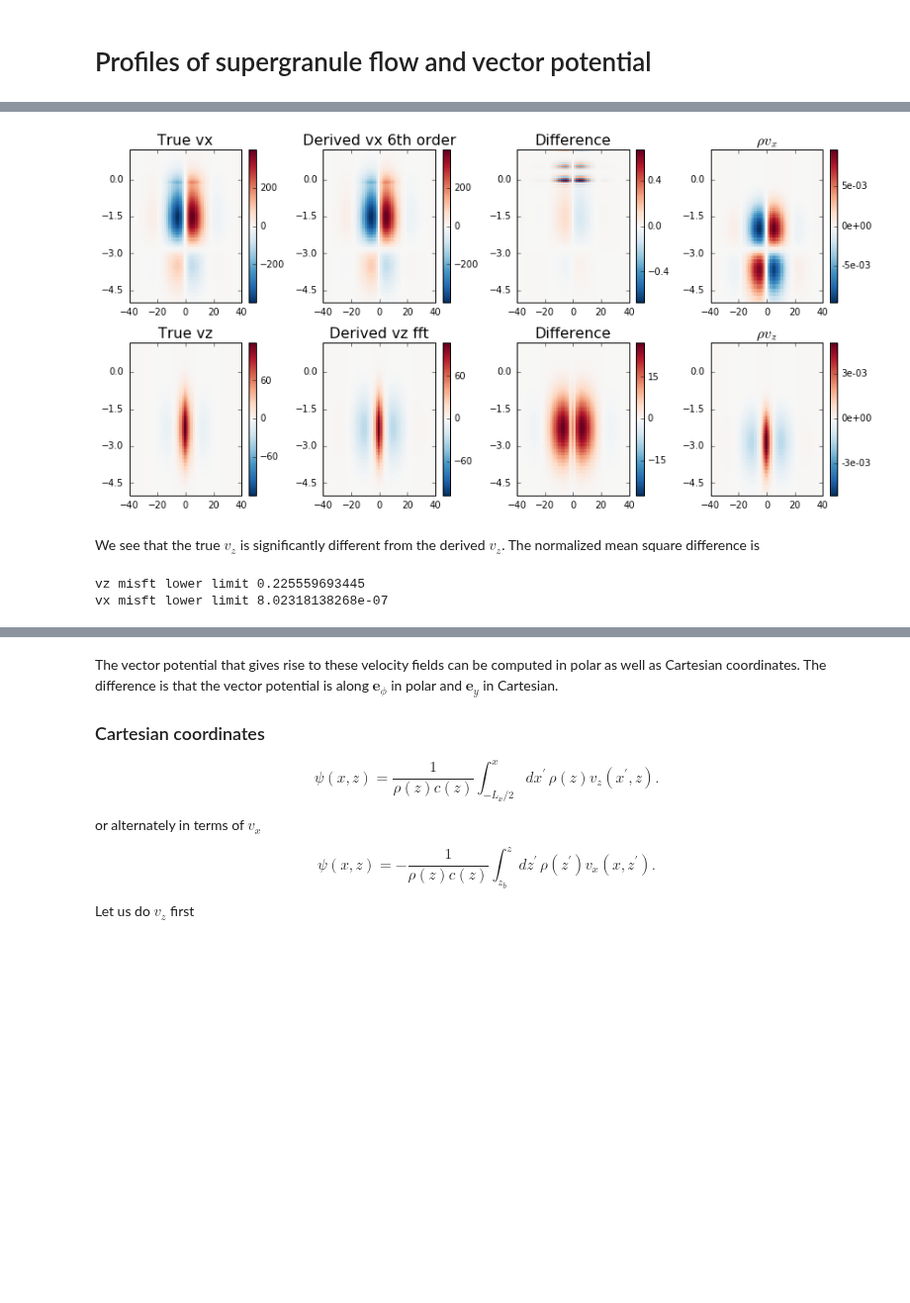
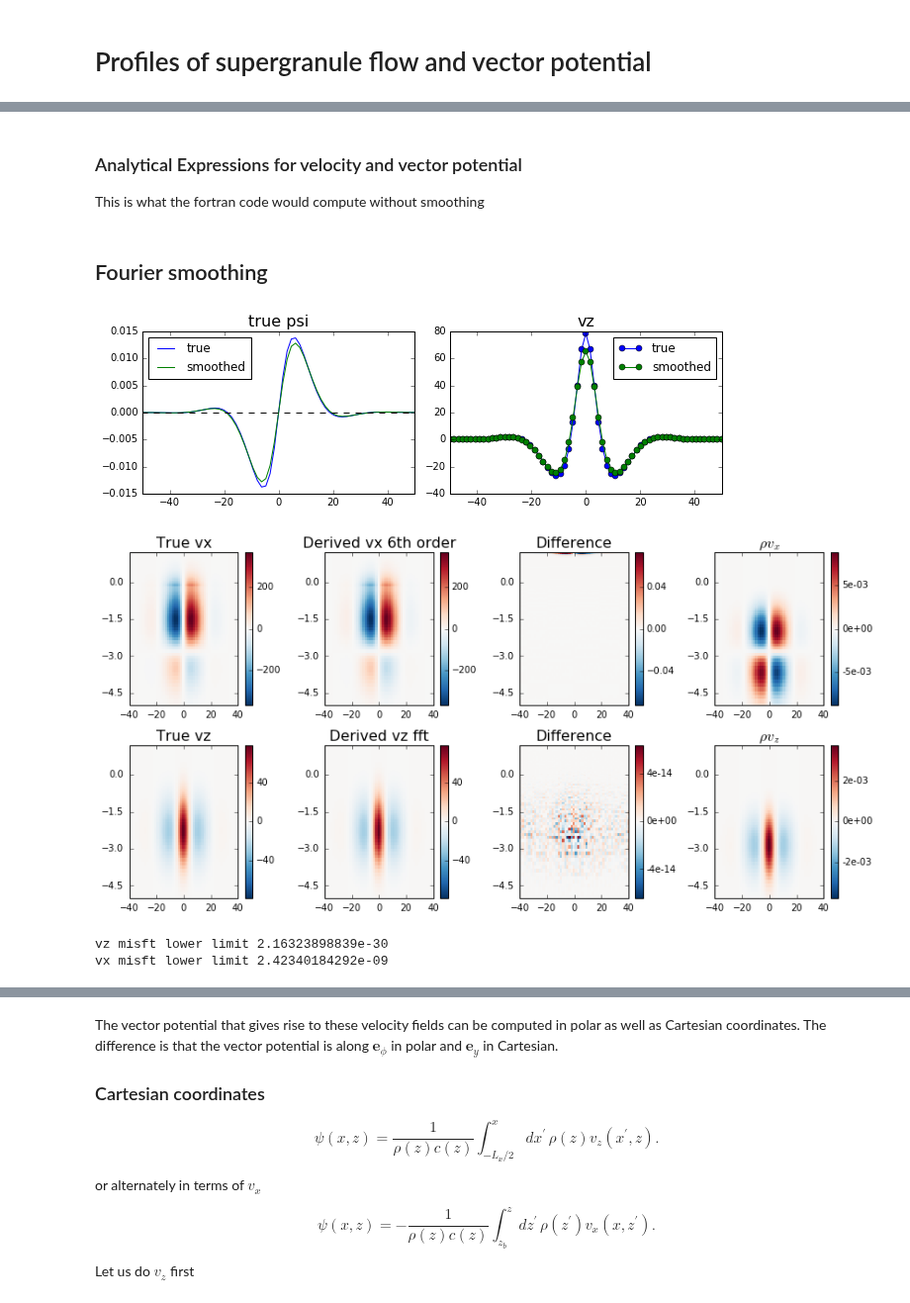
Before and after one commit to jishnub/sparc_flows, a Jupyter notebook: Supergranule.ipynb, the cells around one changed output, grey strips where cells are left out. Shown at 99% size. Cells and saved outputs as stored; diff of their text form; code cells hidden in the pictures; blank space fills up the shorter version.

```diff
--- a/Supergranule.ipynb
+++ b/Supergranule.ipynb
@@ -109,0 +56,3 @@ vz_from_psi_fft = 1/rho*fft_deriv_x(rho*c*true_psi)
+# %% [markdown]
+### Analytical Expressions for velocity and vector potential
+This is what the fortran code would compute without smoothing
@@ -109,0 +176,37 @@ vz_from_psi_fft = 1/rho*fft_deriv_x(rho*c*true_psi)
+# %% [markdown]
+## Fourier smoothing
+# %%
+def fourier_smoothing(arr,nk):
+    arr_fft = np.fft.fft(arr,axis=1)
+    k = np.fft.fftfreq(nx,1./nx)
+    sigmak = nk # Factor of 2*pi/Lx cancels out in numerator and denominator
+    smoothing_fn = np.exp(-k**2/(2*sigmak**2))
+
+    arr_fft*=smoothing_fn
+
+    return np.fft.ifft(arr_fft,axis=1).real
+# %%
+true_psi_smoothed=fourier_smoothing(true_psi_sparc,70)
+
+gl=plotc.gridlist(1,2)
+plt.subplot(next(gl));
+plt.plot(x,true_psi_sparc[ind_z(-2.3)],label="true");
+plt.plot(x,true_psi_smoothed[ind_z(-2.3)],label="smoothed");
+plt.plot(x,np.zeros_like(x),'k--');
+plt.xlim(-50,50)
+plt.title("true psi",fontsize=16)
+plt.legend(loc="best")
+
+vz_from_smoothed_psi = fft_deriv_x(rho*c*true_psi_smoothed)/rho
+
+plt.subplot(next(gl))
+plt.plot(x,true_vz_sparc[ind_z(-2.3)],label="true",marker="o");
+plt.plot(x,vz_from_smoothed_psi[ind_z(-2.3)],label="smoothed",marker="o");
+plt.xlim(-50,50)
+plt.legend(loc="best")
+plt.title("vz",fontsize=16);
+
+plt.gcf().set_size_inches(9,3)
+plt.tight_layout()
+# %% [output]
+[figure, added]
@@ -110,20 +216,20 @@ vz_from_psi_fft = 1/rho*fft_deriv_x(rho*c*true_psi)
 # %%
 gl=plotc.gridlist(2,4)
 
-plotc.colorplot(vx_analytical,x=x,y=z,xr=[-40,40],yr=[-5,None],centerzero=True,sp=next(gl));
+plotc.colorplot(true_vx_sparc,x=x,y=z,xr=[-40,40],yr=[-5,None],centerzero=True,sp=next(gl));
 plt.title("True vx",fontsize=16)
 plotc.colorplot(vx_from_psi_dbyd2,x=x,y=z,xr=[-40,40],yr=[-5,None],centerzero=True,sp=next(gl));
 plt.title("Derived vx 6th order",fontsize=16)
-plotc.colorplot(vx_analytical-vx_from_psi_dbyd2,x=x,y=z,xr=[-40,40],yr=[-5,None],centerzero=True,sp=next(gl));
+plotc.colorplot(true_vx_sparc-vx_from_psi_dbyd2,x=x,y=z,xr=[-40,40],yr=[-5,None],centerzero=True,sp=next(gl));
 plt.title("Difference",fontsize=16)
 plotc.colorplot(rho*vx_from_psi_dbyd2,x=x,y=z,xr=[-40,40],yr=[-5,None],centerzero=True,sp=next(gl));
 plt.title(r"$\rho v_x$",fontsize=16)
 
-plotc.colorplot(vz_analytical,x=x,y=z,xr=[-40,40],yr=[-5,None],centerzero=True,sp=next(gl));
+plotc.colorplot(true_vz_sparc,x=x,y=z,xr=[-40,40],yr=[-5,None],centerzero=True,sp=next(gl));
 plt.title("True vz",fontsize=16)
 plotc.colorplot(vz_from_psi_fft,x=x,y=z,xr=[-40,40],yr=[-5,None],centerzero=True,sp=next(gl));
 plt.title("Derived vz fft",fontsize=16)
-plotc.colorplot(vz_analytical-vz_from_psi_fft,x=x,y=z,xr=[-40,40],yr=[-5,None],centerzero=True,sp=next(gl));
+plotc.colorplot(true_vz_sparc-vz_from_psi_fft,x=x,y=z,xr=[-40,40],yr=[-5,None],centerzero=True,sp=next(gl));
 plt.title("Difference",fontsize=16)
 plotc.colorplot(rho*vz_from_psi_fft,x=x,y=z,xr=[-40,40],yr=[-5,None],centerzero=True,sp=next(gl));
 plt.title(r"$\rho v_z$",fontsize=16)
@@ -131,12 +237,10 @@ plt.title(r"$\rho v_z$",fontsize=16)
 plt.gcf().set_size_inches(12,6);
 plt.tight_layout()
 # %% [output]
-[figure, old version]
+[figure, new version]
-# %% [markdown]
-We see that the true $v_z$ is significantly different from the derived $v_z$. The normalized mean square difference is
 # %%
-print "vz misft lower limit",np.sum((vz_analytical-vz_from_psi_fft)**2)/np.sum(vz_analytical**2)
-print "vx misft lower limit",np.sum((vx_analytical-vx_from_psi_dbyd2)**2)/np.sum(vx_analytical**2)
+print "vz misft lower limit",np.sum((true_vz_sparc-vz_from_psi_fft)**2)/np.sum(true_vz_sparc**2)
+print "vx misft lower limit",np.sum((true_vx_sparc-vx_from_psi_dbyd2)**2)/np.sum(true_vx_sparc**2)
 # %% [output]
-vz misft lower limit 0.225559693445
-vx misft lower limit 8.02318138268e-07
+vz misft lower limit 2.16323898839e-30
+vx misft lower limit 2.42340184292e-09
```
Also changed, not shown: parts of 21 cells of this notebook, 8 other files.
